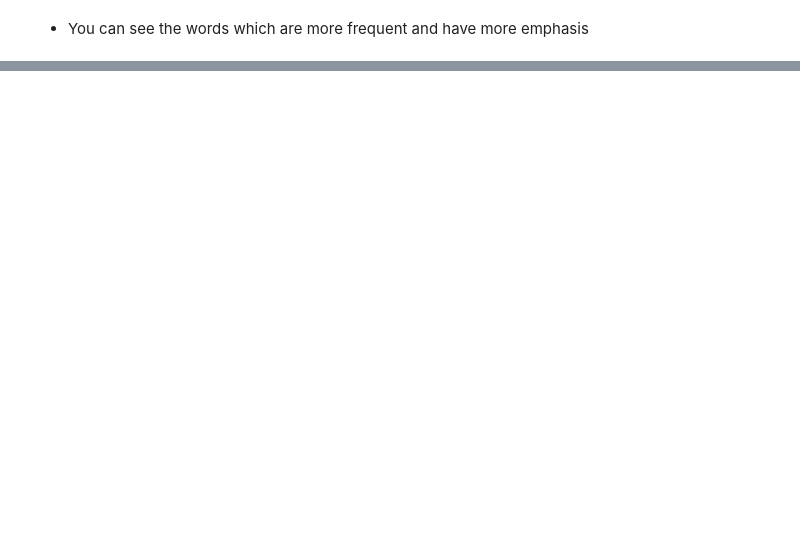
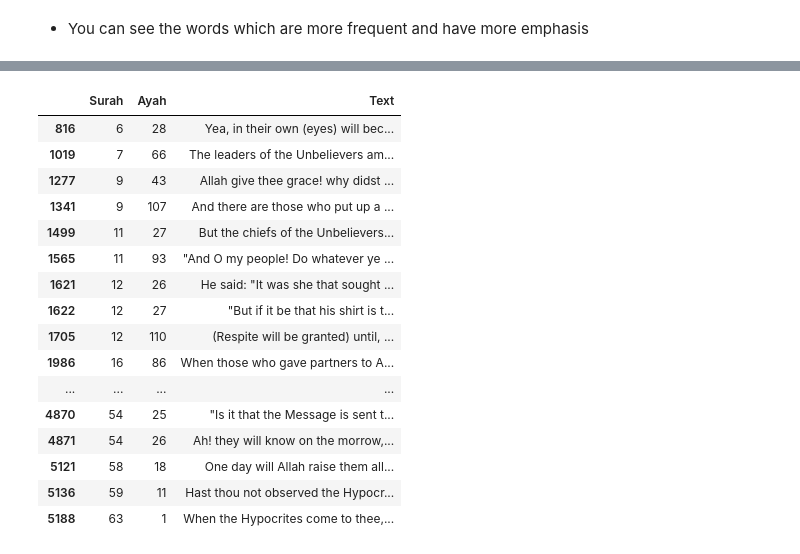
Before and after one commit to ali-bin-kashif/Quran-Dataset-EDA, a Jupyter notebook: quran_analysis.ipynb, the cells around one changed output, grey strips where cells are left out. Drawn from its saved outputs; the diff is of its cells as text; code cells hidden in the pictures; blank space fills up the shorter version.

```diff
--- a/quran_analysis.ipynb
+++ b/quran_analysis.ipynb
@@ -308,0 +465,20 @@ word_cloud_generator(surah_rahman_text, stopwords,'Ar-Rahman (the Most Gracious)
+# %%
+quran_english[quran_english['Text'].str.contains('liar')]
+# %% [output]
+|  | Surah | Ayah | Text |
+| 816 | 6 | 28 | Yea, in their own (eyes) will bec... |
+| 1019 | 7 | 66 | The leaders of the Unbelievers am... |
+| 1277 | 9 | 43 | Allah give thee grace! why didst ... |
+| 1341 | 9 | 107 | And there are those who put up a ... |
+| 1499 | 11 | 27 | But the chiefs of the Unbelievers... |
+| 1565 | 11 | 93 | "And O my people! Do whatever ye ... |
+| 1621 | 12 | 26 | He said: "It was she that sought ... |
+| 1622 | 12 | 27 | "But if it be that his shirt is t... |
+| 1705 | 12 | 110 | (Respite will be granted) until, ... |
+| 1986 | 16 | 86 | When those who gave partners to A... |
+| ... | ... | ... | ... |
+| 4870 | 54 | 25 | "Is it that the Message is sent t... |
+| 4871 | 54 | 26 | Ah! they will know on the morrow,... |
+| 5121 | 58 | 18 | One day will Allah raise them all... |
+| 5136 | 59 | 11 | Hast thou not observed the Hypocr... |
+| 5188 | 63 | 1 | When the Hypocrites come to thee,... |
```
Also changed, not shown: parts of 10 cells of this notebook.
